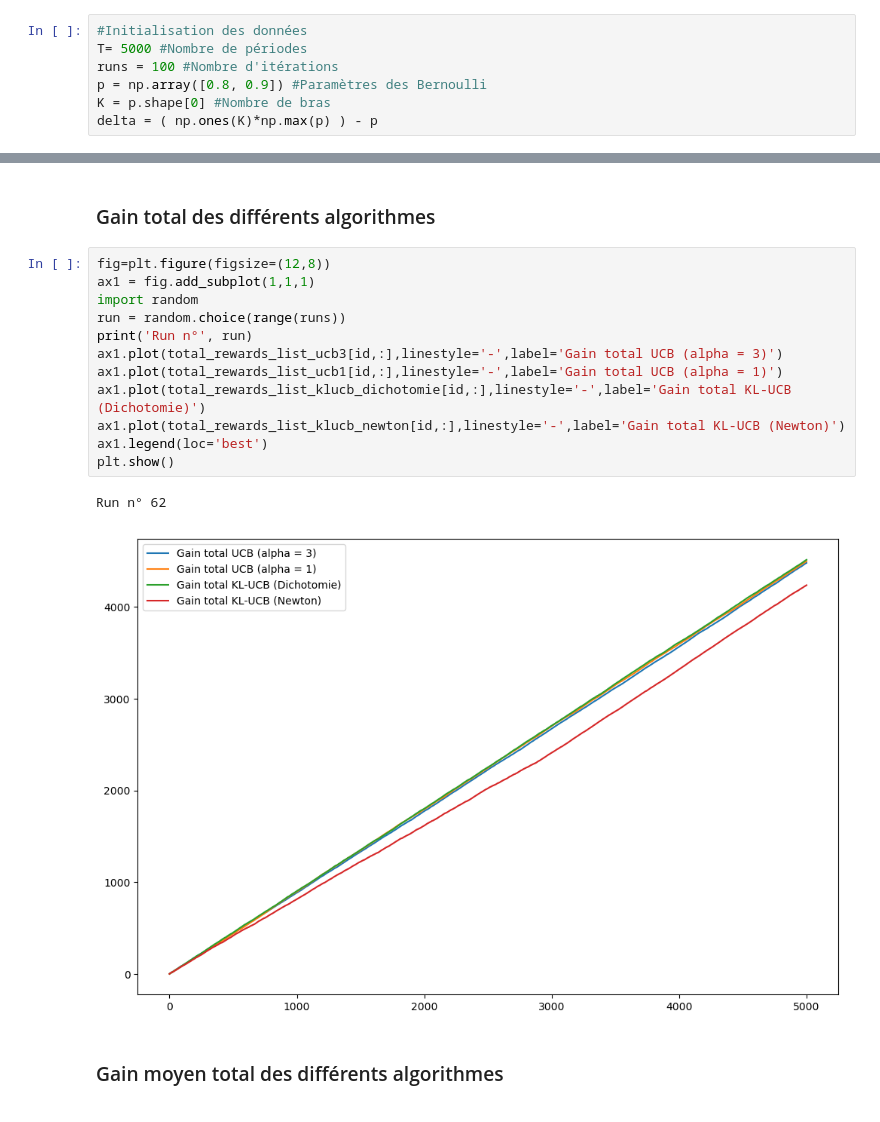
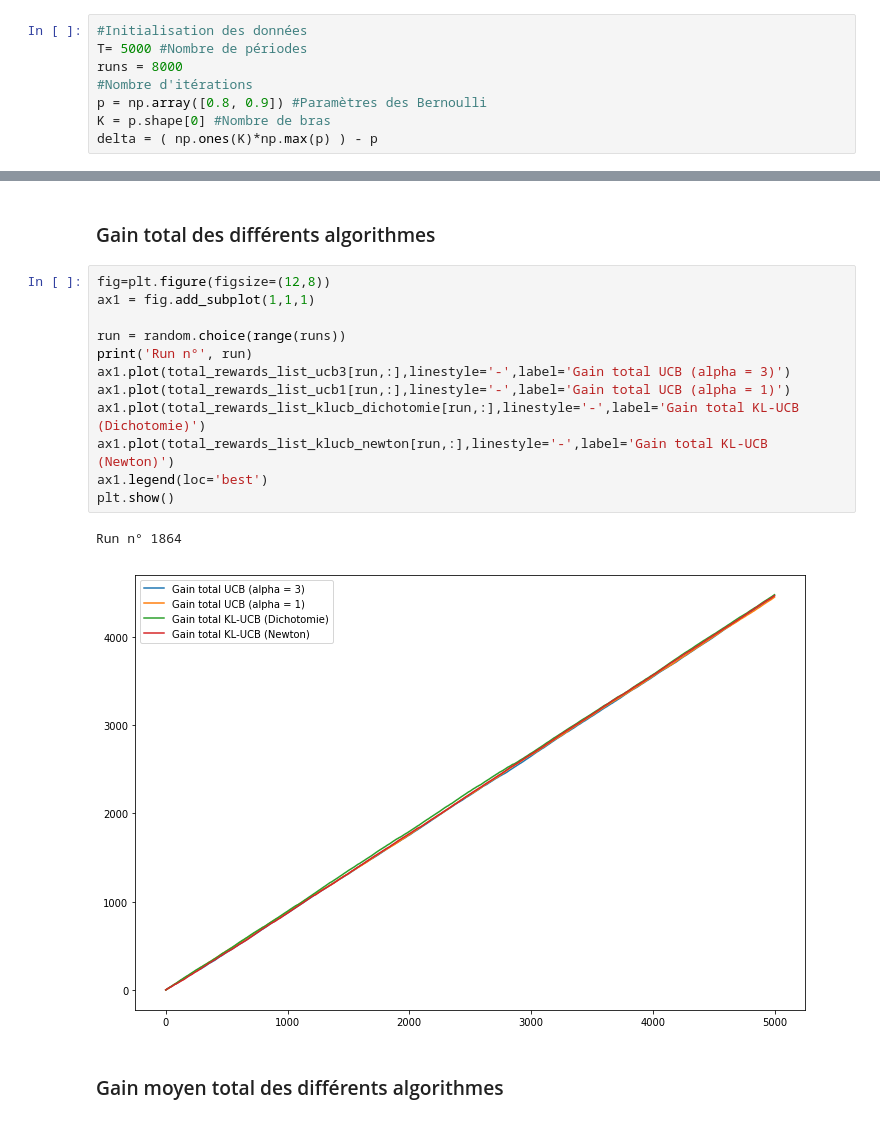
Before and after one commit to zakaryaxali/bandits_kl-ucb, a Jupyter notebook: scenario_1.ipynb, the cells around one changed output, grey strips where cells are left out. Drawn from its saved outputs; the diff is of its cells as text.

```diff
--- a/scenario_1.ipynb
+++ b/scenario_1.ipynb
@@ -19,7 +23,8 @@ import kl_ucb_policy, utils
 # %%
 #Initialisation des données
 T= 5000 #Nombre de périodes
-runs = 100 #Nombre d'itérations
+runs = 8000
+#Nombre d'itérations
 p = np.array([0.8, 0.9]) #Paramètres des Bernoulli
 K = p.shape[0] #Nombre de bras
 delta = ( np.ones(K)*np.max(p) ) - p
@@ -233,18 +242,18 @@ for i in range(runs):
 # %%
 fig=plt.figure(figsize=(12,8))
 ax1 = fig.add_subplot(1,1,1)
-import random
+
 run = random.choice(range(runs))
 print('Run n°', run)
-ax1.plot(total_rewards_list_ucb3[id,:],linestyle='-',label='Gain total UCB (alpha = 3)')
-ax1.plot(total_rewards_list_ucb1[id,:],linestyle='-',label='Gain total UCB (alpha = 1)')
-ax1.plot(total_rewards_list_klucb_dichotomie[id,:],linestyle='-',label='Gain total KL-UCB (Dichotomie)')
-ax1.plot(total_rewards_list_klucb_newton[id,:],linestyle='-',label='Gain total KL-UCB (Newton)')
+ax1.plot(total_rewards_list_ucb3[run,:],linestyle='-',label='Gain total UCB (alpha = 3)')
+ax1.plot(total_rewards_list_ucb1[run,:],linestyle='-',label='Gain total UCB (alpha = 1)')
+ax1.plot(total_rewards_list_klucb_dichotomie[run,:],linestyle='-',label='Gain total KL-UCB (Dichotomie)')
+ax1.plot(total_rewards_list_klucb_newton[run,:],linestyle='-',label='Gain total KL-UCB (Newton)')
 ax1.legend(loc='best')
 plt.show()
 # %% [output]
-Run n° 62
+Run n° 1864
-[figure, old version]
+[figure, new version]
 # %% [markdown]
 ### Gain moyen total des différents algorithmes
 # %%
```
Also changed, not shown: parts of 14 cells of this notebook, 2 other files.
